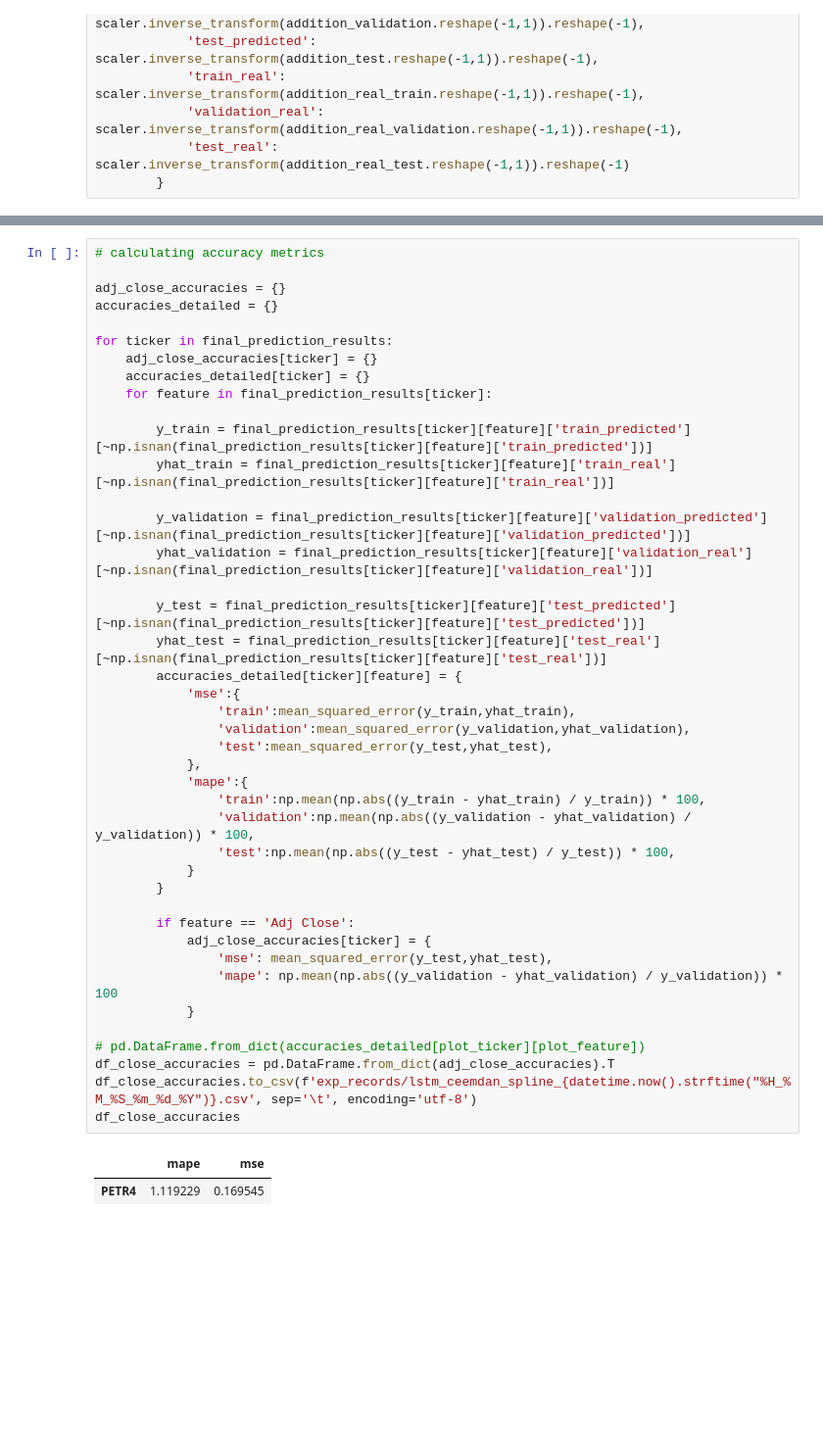
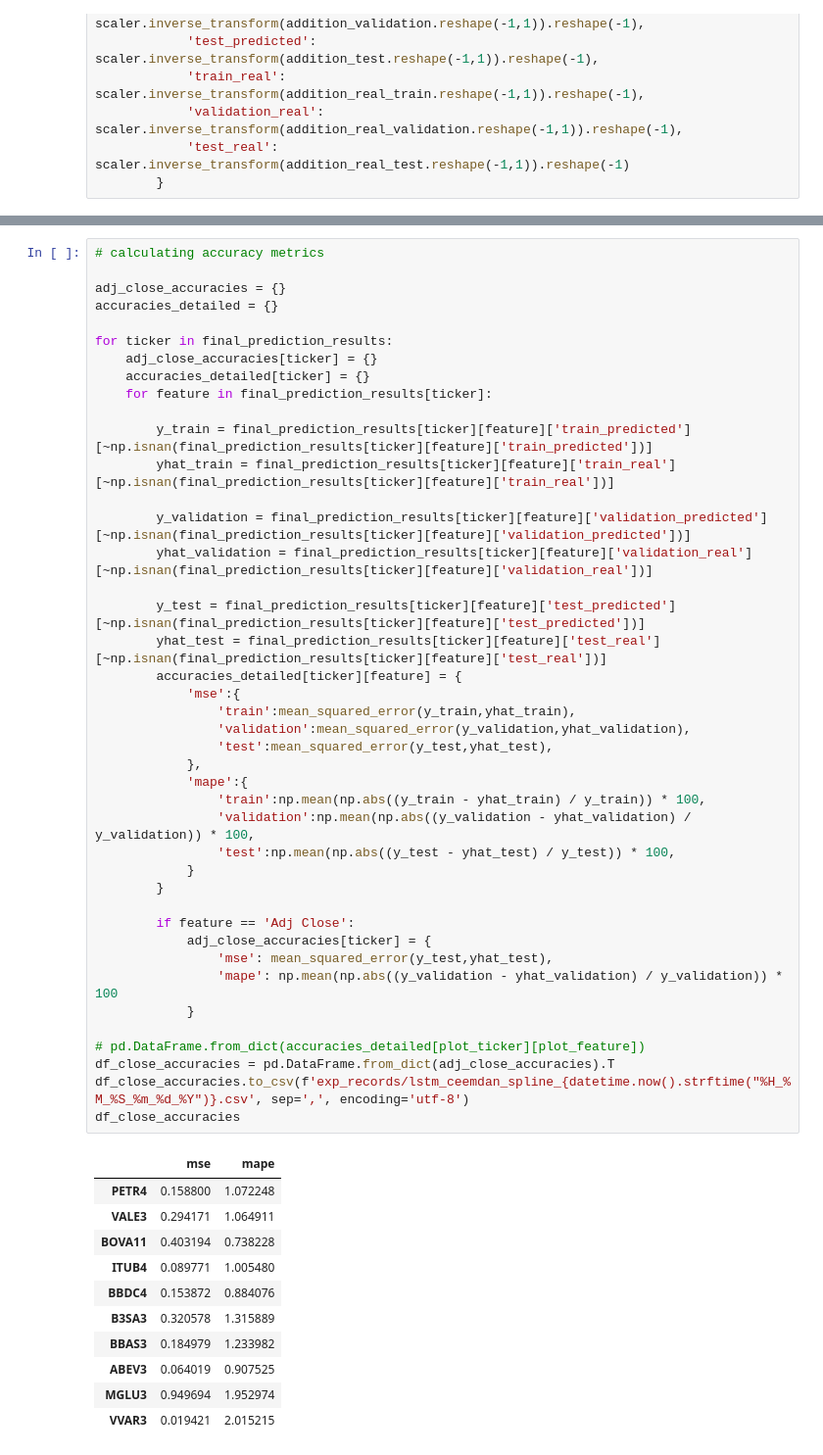
Before and after one commit to avilarenan/xlstmceemdan, a Jupyter notebook: lstm_ceemdan_spline.ipynb, the cells around one changed output, grey strips where cells are left out. Shown at 98% size. Cells and saved outputs as stored; diff of their text form; blank space fills up the shorter version.

```diff
--- a/lstm_ceemdan_spline.ipynb
+++ b/lstm_ceemdan_spline.ipynb
@@ -582,33 +629,42 @@ for ticker in final_prediction_results:
         yhat_train = final_prediction_results[ticker][feature]['train_real'][~np.isnan(final_prediction_results[ticker][feature]['train_real'])]
 
         y_validation = final_prediction_results[ticker][feature]['validation_predicted'][~np.isnan(final_prediction_results[ticker][feature]['validation_predicted'])]
         yhat_validation = final_prediction_results[ticker][feature]['validation_real'][~np.isnan(final_prediction_results[ticker][feature]['validation_real'])]
 
         y_test = final_prediction_results[ticker][feature]['test_predicted'][~np.isnan(final_prediction_results[ticker][feature]['test_predicted'])]
         yhat_test = final_prediction_results[ticker][feature]['test_real'][~np.isnan(final_prediction_results[ticker][feature]['test_real'])]
         accuracies_detailed[ticker][feature] = {
             'mse':{
                 'train':mean_squared_error(y_train,yhat_train),
                 'validation':mean_squared_error(y_validation,yhat_validation),
                 'test':mean_squared_error(y_test,yhat_test),
             },
             'mape':{
                 'train':np.mean(np.abs((y_train - yhat_train) / y_train)) * 100,
                 'validation':np.mean(np.abs((y_validation - yhat_validation) / y_validation)) * 100,
                 'test':np.mean(np.abs((y_test - yhat_test) / y_test)) * 100,
             }
         }
 
         if feature == 'Adj Close':
             adj_close_accuracies[ticker] = {
                 'mse': mean_squared_error(y_test,yhat_test),
                 'mape': np.mean(np.abs((y_validation - yhat_validation) / y_validation)) * 100
             }
 
 # pd.DataFrame.from_dict(accuracies_detailed[plot_ticker][plot_feature])
 df_close_accuracies = pd.DataFrame.from_dict(adj_close_accuracies).T
-df_close_accuracies.to_csv(f'exp_records/lstm_ceemdan_spline_{datetime.now().strftime("%H_%M_%S_%m_%d_%Y")}.csv', sep='\t', encoding='utf-8')
+df_close_accuracies.to_csv(f'exp_records/lstm_ceemdan_spline_{datetime.now().strftime("%H_%M_%S_%m_%d_%Y")}.csv', sep=',', encoding='utf-8')
 df_close_accuracies
 # %% [output]
-|  | mape | mse |
-| PETR4 | 1.119229 | 0.169545 |
+|  | mse | mape |
+| PETR4 | 0.158800 | 1.072248 |
+| VALE3 | 0.294171 | 1.064911 |
+| BOVA11 | 0.403194 | 0.738228 |
+| ITUB4 | 0.089771 | 1.005480 |
+| BBDC4 | 0.153872 | 0.884076 |
+| B3SA3 | 0.320578 | 1.315889 |
+| BBAS3 | 0.184979 | 1.233982 |
+| ABEV3 | 0.064019 | 0.907525 |
+| MGLU3 | 0.949694 | 1.952974 |
+| VVAR3 | 0.019421 | 2.015215 |
```
Also changed, not shown: parts of 5 cells of this notebook, 13 other files.
